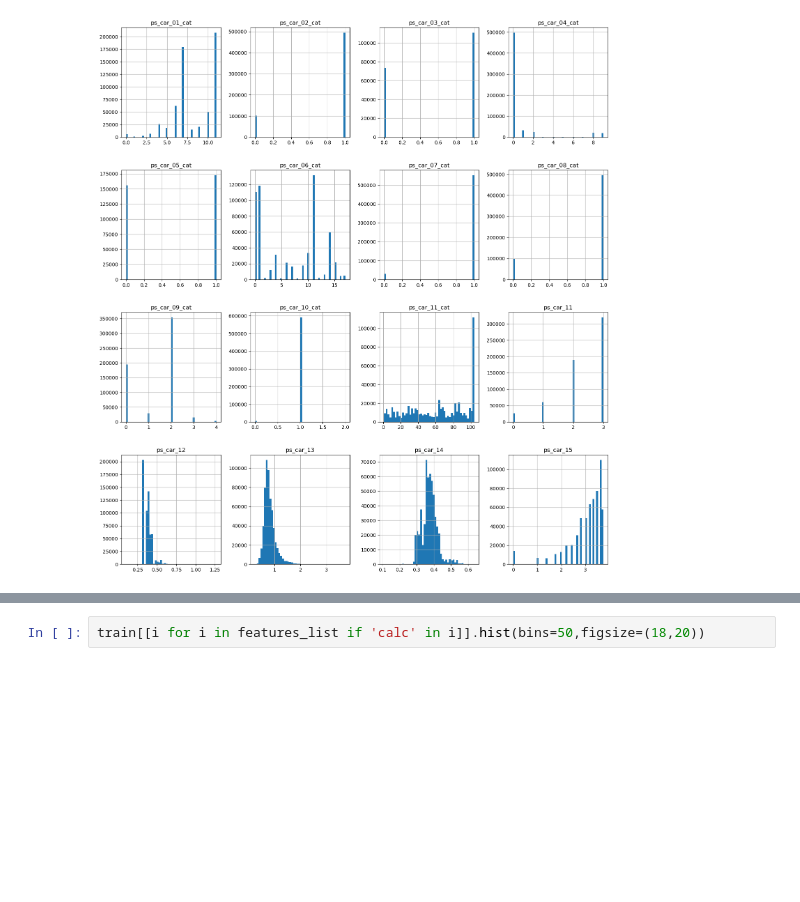
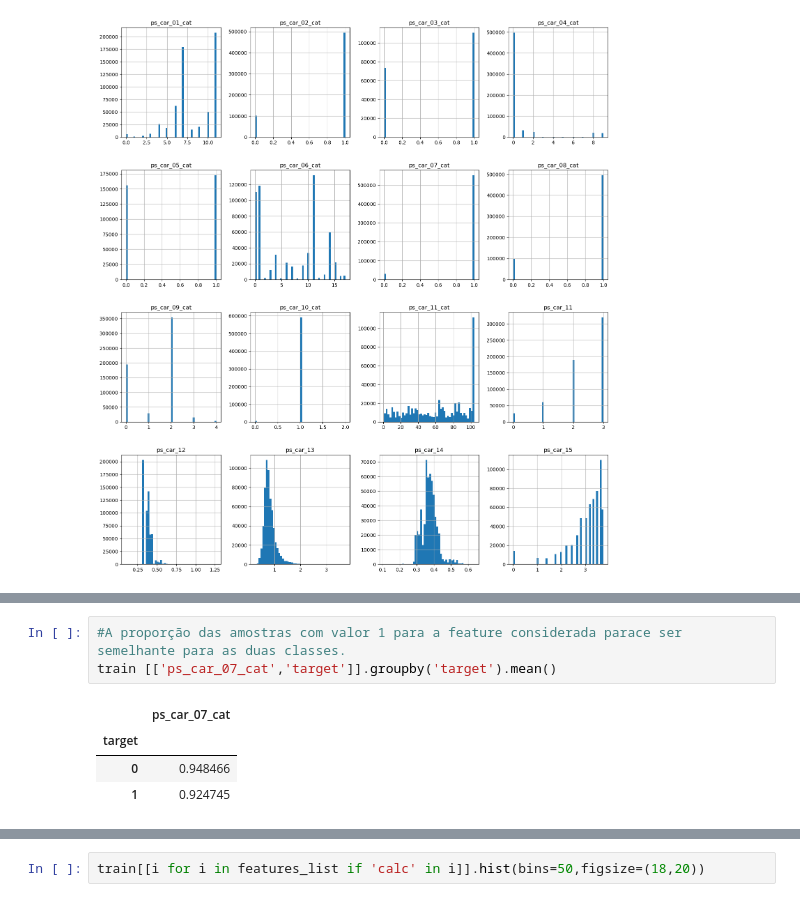
Before and after one commit to RodolfoPCruz/insurance-safe-driver-prediction, a Jupyter notebook: insurance_claim_prediction.ipynb, the cells around one changed output, grey strips where cells are left out. Cells and saved outputs as stored; diff of their text form; blank space fills up the shorter version.

```diff
--- a/insurance_claim_prediction.ipynb
+++ b/insurance_claim_prediction.ipynb
@@ -213,0 +271,8 @@ array([[<Axes: title={'center': 'ps_car_01_cat'}>,
+# %%
+#A proporção das amostras com valor 1 para a feature considerada parace ser semelhante para as duas classes.
+train [['ps_car_07_cat','target']].groupby('target').mean()
+# %% [output]
+|  | ps_car_07_cat |
+| target |  |
+| 0 | 0.948466 |
+| 1 | 0.924745 |
```
Also changed, not shown: parts of 37 cells of this notebook.
